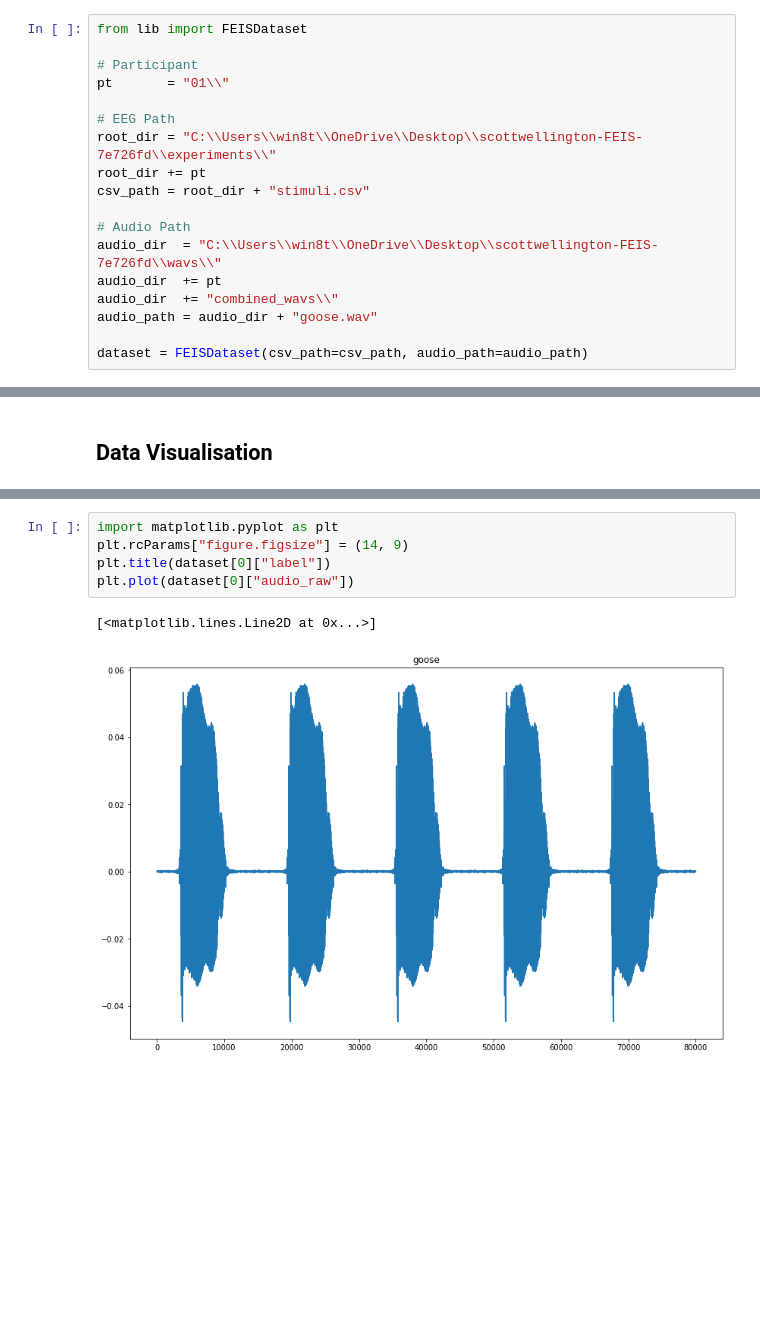
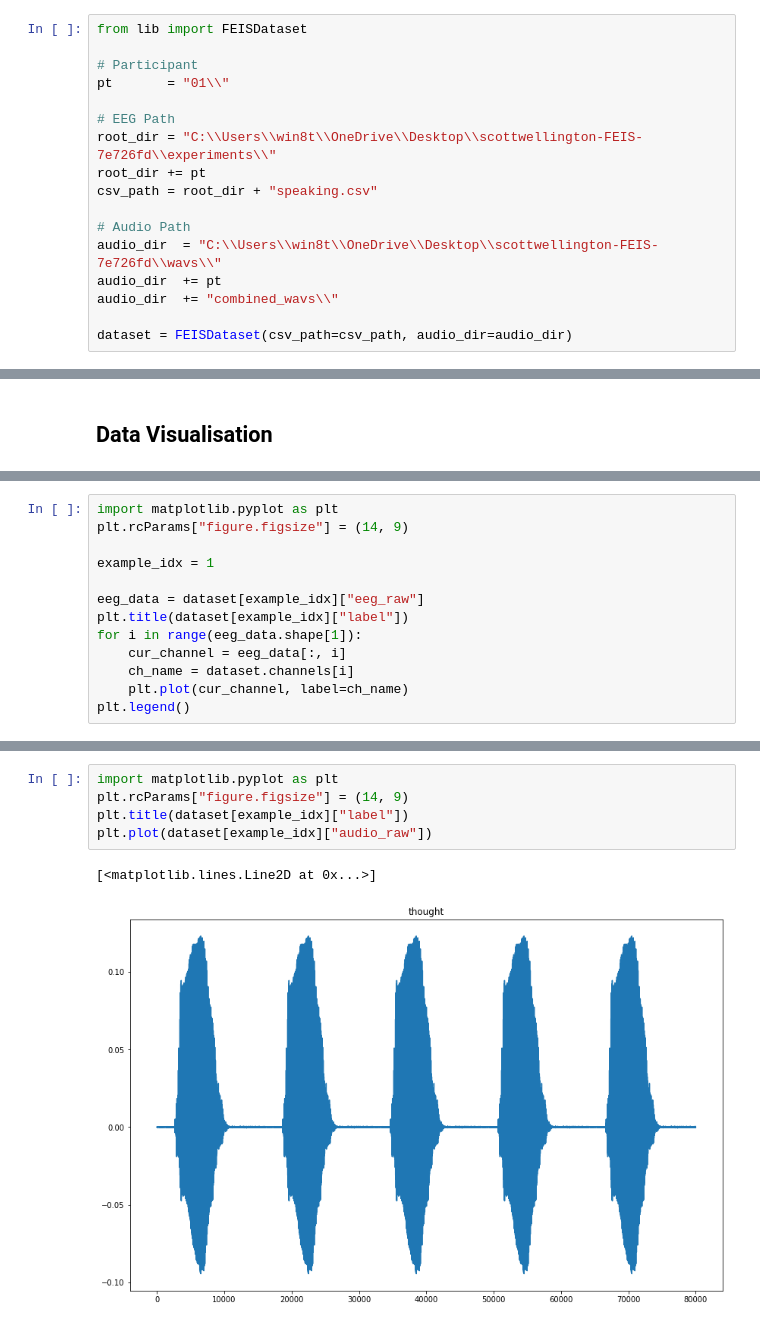
Before and after one commit to MiscellaneousStuff/kara-one-transduction, a Jupyter notebook: feis.ipynb, the cells around one changed output, grey strips where cells are left out. Drawn from its saved outputs; the diff is of its cells as text; blank space fills up the shorter version.

```diff
--- a/feis.ipynb
+++ b/feis.ipynb
@@ -11,13 +11,12 @@ pt       = "01\\"
 # EEG Path
 root_dir = "C:\\Users\\win8t\\OneDrive\\Desktop\\scottwellington-FEIS-7e726fd\\experiments\\"
 root_dir += pt
-csv_path = root_dir + "stimuli.csv"
+csv_path = root_dir + "speaking.csv"
 
 # Audio Path
 audio_dir  = "C:\\Users\\win8t\\OneDrive\\Desktop\\scottwellington-FEIS-7e726fd\\wavs\\"
 audio_dir  += pt
 audio_dir  += "combined_wavs\\"
-audio_path = audio_dir + "goose.wav"
 
-dataset = FEISDataset(csv_path=csv_path, audio_path=audio_path)
+dataset = FEISDataset(csv_path=csv_path, audio_dir=audio_dir)
 # %%
@@ -43,0 +46,13 @@ dataset[0]
+# %%
+import matplotlib.pyplot as plt
+plt.rcParams["figure.figsize"] = (14, 9)
+
+example_idx = 1
+
+eeg_data = dataset[example_idx]["eeg_raw"]
+plt.title(dataset[example_idx]["label"])
+for i in range(eeg_data.shape[1]):
+    cur_channel = eeg_data[:, i]
+    ch_name = dataset.channels[i]
+    plt.plot(cur_channel, label=ch_name)
+plt.legend()
@@ -44,8 +79,8 @@ dataset[0]
 # %%
 import matplotlib.pyplot as plt
 plt.rcParams["figure.figsize"] = (14, 9)
-plt.title(dataset[0]["label"])
-plt.plot(dataset[0]["audio_raw"])
+plt.title(dataset[example_idx]["label"])
+plt.plot(dataset[example_idx]["audio_raw"])
 # %% [output]
 [<matplotlib.lines.Line2D at 0x...>]
-[figure, old version]
+[figure, new version]
```
Also changed, not shown: parts of 6 cells of this notebook, 1 other file.
